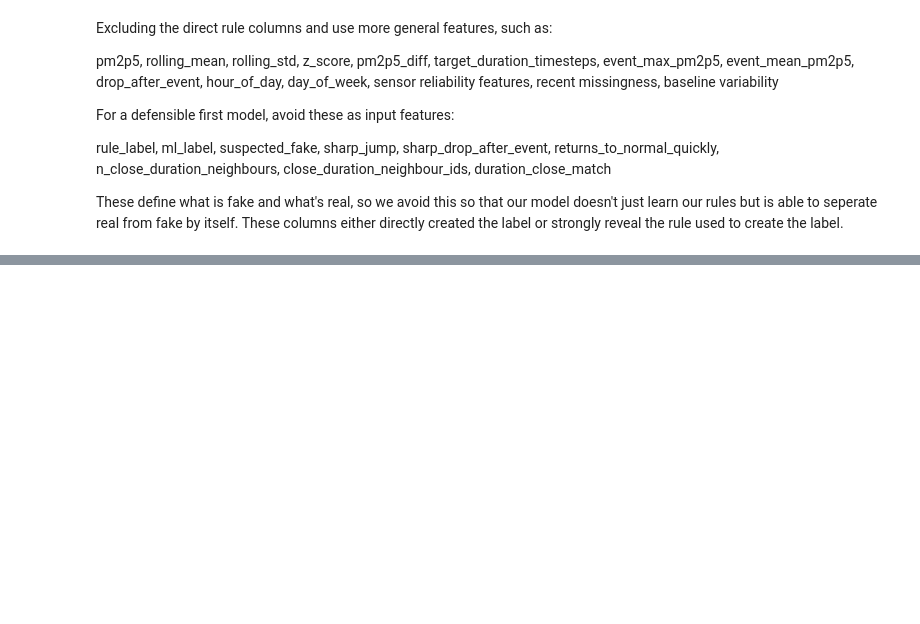
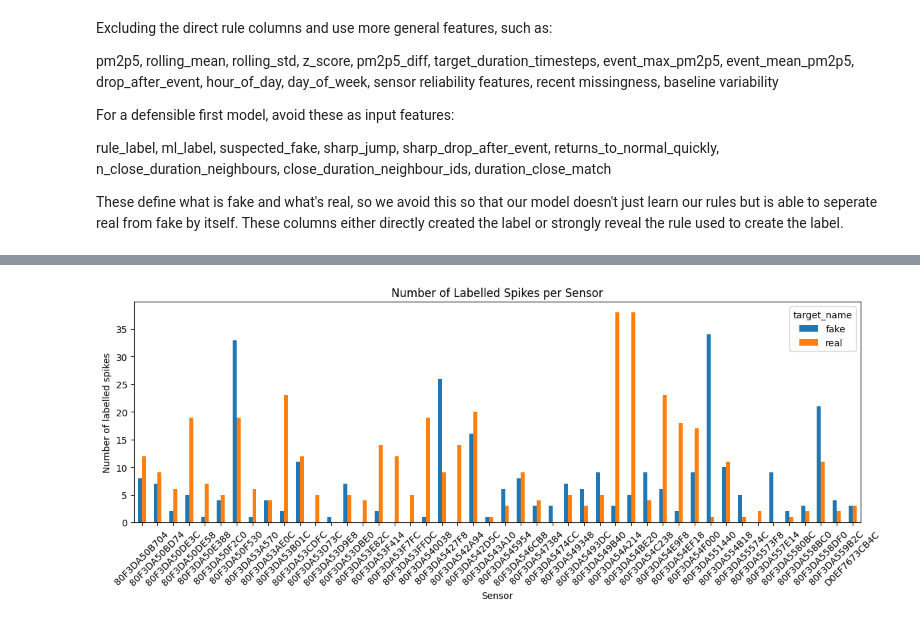
Before and after one commit to Okwukwe295/SACAQM_MLAgent, a Jupyter notebook: model.ipynb, the cells around one changed output, grey strips where cells are left out. Drawn from its saved outputs; the diff is of its cells as text; code cells hidden in the pictures; blank space fills up the shorter version.

```diff
--- a/model.ipynb
+++ b/model.ipynb
@@ -234,0 +264,20 @@ print("\nNumber of features:", len(feature_cols))
+# %%
+spikes_per_sensor = (
+    model_df
+    .groupby("sensor_id")["target_name"]
+    .value_counts()
+    .unstack(level=1, fill_value=0)
+)
+
+spikes_per_sensor.plot(
+    kind="bar",
+    figsize=(12, 5),
+    title="Number of Labelled Spikes per Sensor"
+)
+plt.xlabel("Sensor")
+plt.ylabel("Number of labelled spikes")
+plt.xticks(rotation=45)
+plt.tight_layout()
+plt.show()
+# %% [output]
+[figure, added]
```
Also changed, not shown: parts of 34 cells of this notebook, 4 other files.
